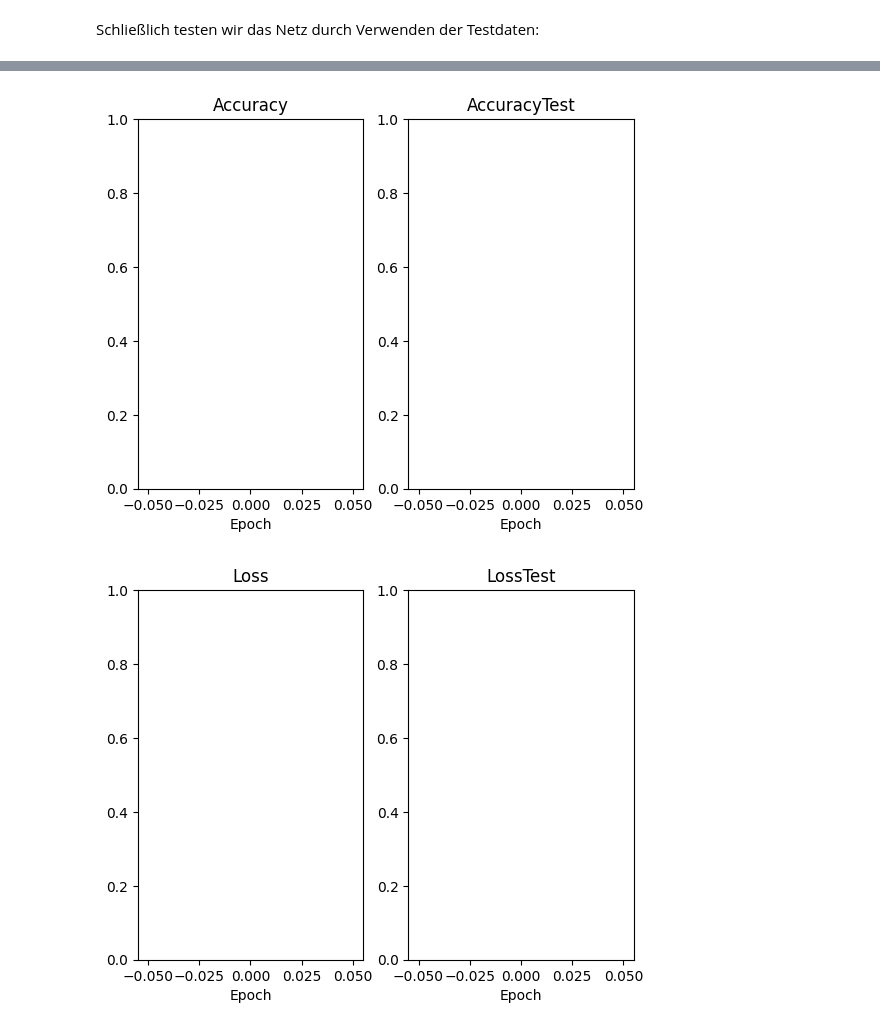
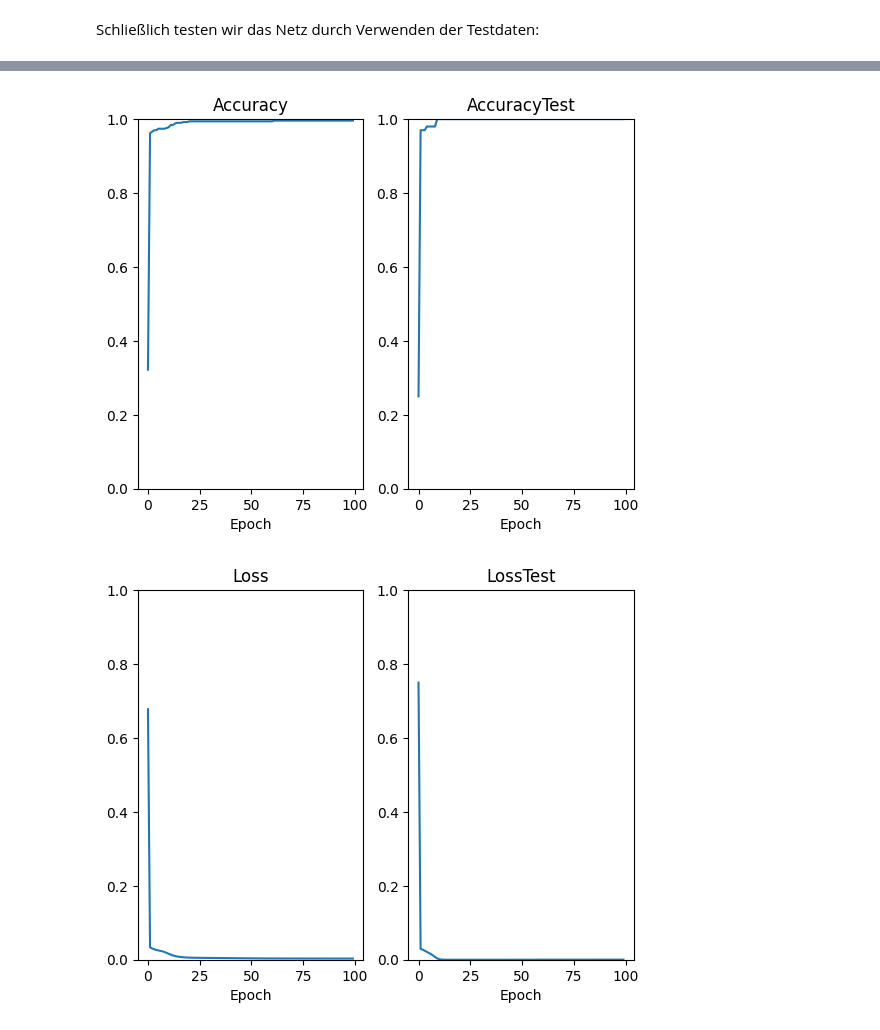
Before and after one commit to trungvt138/MMP, a Jupyter notebook: MMP3/SimpleNeuralNetwork.ipynb, the cells around one changed output, grey strips where cells are left out. Saved outputs shown, nothing was run; the diff lists cells and outputs as text; code cells hidden in the pictures.

```diff
--- a/MMP3/SimpleNeuralNetwork.ipynb
+++ b/MMP3/SimpleNeuralNetwork.ipynb
@@ -63,7 +63,7 @@ class ShallowNeuralNetwork (object):
         return (1-np.tanh(x)*np.tanh(x))/2
 
     def activationReLu(self, x):
-        return np.max(0, x)
+        return np.maximum(0, x)
 
     def activationReLuDerivative(self, x):
         return np.where(x > 0, 1, 0)
@@ -86,8 +86,8 @@ class ShallowNeuralNetwork (object):
     def predict(self, x):
         # forward propagation
         output0 = x
-        output1 = self.activationLogisticFunction(np.matmul(output0, self.W01))
-        output2 = self.activationLogisticFunction(np.matmul(output1, self.W12))
+        output1 = self.activationFunction(np.matmul(output0, self.W01))
+        output2 = self.activationFunction(np.matmul(output1, self.W12))
         return output2
 
     def train(self, x, y, epochs=100, eta=0.1, verbose=True):
@@ -101,8 +101,16 @@ class ShallowNeuralNetwork (object):
 
             # forward propagation
             output0 = x
-            output1 = self.activationLogisticFunction(np.matmul(output0, self.W01))
-            output2 = self.activationLogisticFunction(np.matmul(output1, self.W12))
+            output1 = self.activationFunction(np.matmul(output0, self.W01))
+            output2 = self.activationFunction(np.matmul(output1, self.W12))
+
+            self.accuracy.append(self.getAccuracy(y, output2))
+            self.loss.append(self.getLoss(y, output2))
+
+
+            predicted = a.predict(x_test)
+            self.lossTest.append(a.getLoss(predicted,y_test))
+            self.accuracyTest.append(a.getAccuracy(predicted,y_test))
 
             if(verbose):
                 accuracy = self.getAccuracy(y, output2)
@@ -110,8 +118,8 @@ class ShallowNeuralNetwork (object):
                 print('Epoch'+str(iter)+'/'+str(epochs)+': Accuracy '+str(accuracy)+', Loss '+str(loss))
 
             # backward propagation
-            delta2 =         (output2 - y)         * self.activationLogisticFunctionDerivative(output2)
-            delta1 = np.matmul(delta2, self.W12.T) * self.activationLogisticFunctionDerivative(output1)
+            delta2 =         (output2 - y)         * self.activationFunctionDerivative(output2)
+            delta1 = np.matmul(delta2, self.W12.T) * self.activationFunctionDerivative(output1)
 
             # update weights
             self.W01 -= eta * np.matmul(output0.T, delta1)
@@ -261,35 +269,35 @@ Loss: 0.0006993976588777463
 Accuracy: 1.0
 # %%
 #Definition des Netzes
-a=ShallowNeuralNetwork(2,100,1,1)
+a=ShallowNeuralNetwork(2,100,1,2)
 
 #Trainieren des Netzes
 #verbose auf "False" gesetzt :während des Trainings keine Ausgabe angezeigt wird
 a.train(x_train,y_train,epochs=100,eta=0.002,verbose=False) # Logistic
 
 plt.subplot(1, 2, 1) # 1 Zeile und 2 Spalte
 plt.ylim(0, 1) #y-Achse von 0 bis 1
 plt.title("Accuracy")
 plt.xlabel("Epoch")
 plt.plot(a.getAccuracyList());
 plt.subplot(1, 2, 2)
 plt.ylim(0, 1)
 plt.title("AccuracyTest")
 plt.xlabel("Epoch")
 plt.plot(a.getAccuracyTestList());
 plt.show()
 
 plt.subplot(1, 2, 1)
 plt.ylim(0, 1)
 plt.title("Loss")
 plt.xlabel("Epoch")
 plt.plot(a.getLossList());
 plt.subplot(1, 2, 2)
 plt.ylim(0, 1)
 plt.title("LossTest")
 plt.xlabel("Epoch")
 plt.plot(a.getLossTestList());
 plt.show()
 # %% [output]
-[figure, old version]
+[figure, new version]
-[figure, old version]
+[figure, new version]
```
Also changed, not shown: parts of 2 cells of this notebook, 1 other file.
